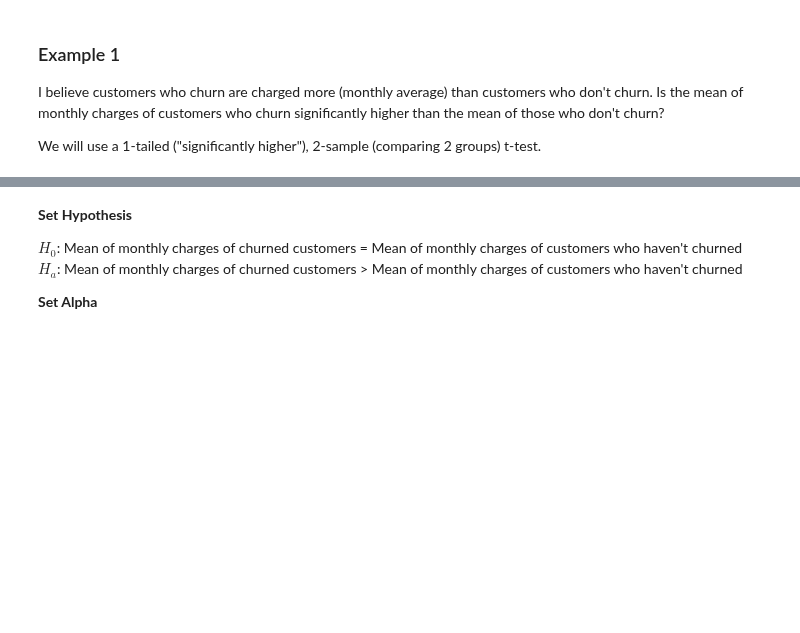
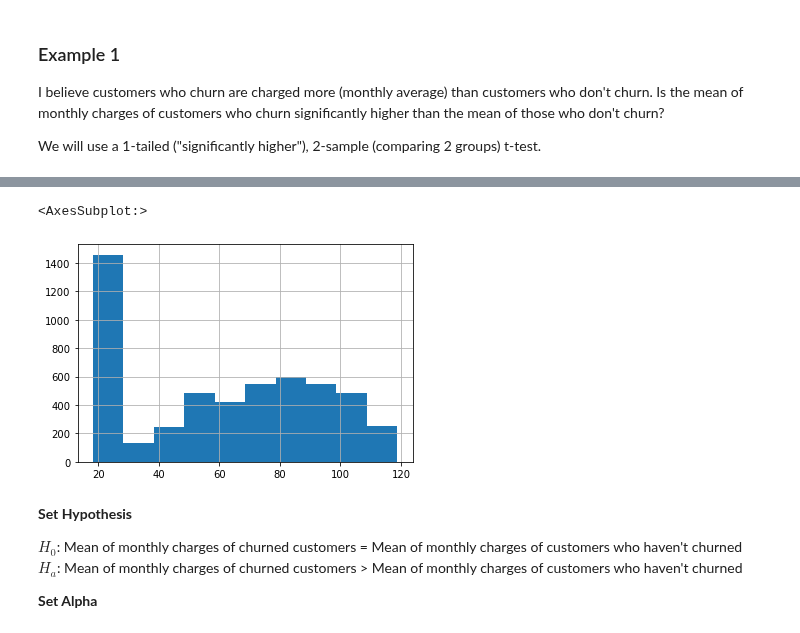
Before and after one commit to CodeupClassroom/florence-statistics-exercises, a Jupyter notebook: comparing_means-lesson.ipynb, the cells around one changed output, grey strips where cells are left out. Saved outputs shown, nothing was run; the diff lists cells and outputs as text; code cells hidden in the pictures; blank space fills up the shorter version.

```diff
--- a/comparing_means-lesson.ipynb
+++ b/comparing_means-lesson.ipynb
@@ -193,7 +230,12 @@ churn_sample =
 # %%
 # histogram of non-churned customers
 
-no_churn_sample =
+no_churn_sample = df[df.Churn == 'No'].MonthlyCharges
+
+no_churn_sample.hist()
+# %% [output]
+<AxesSubplot:>
+[figure, added]
 # %% [markdown]
 **Set Hypothesis**
 
```
Also changed, not shown: parts of 32 cells of this notebook.
